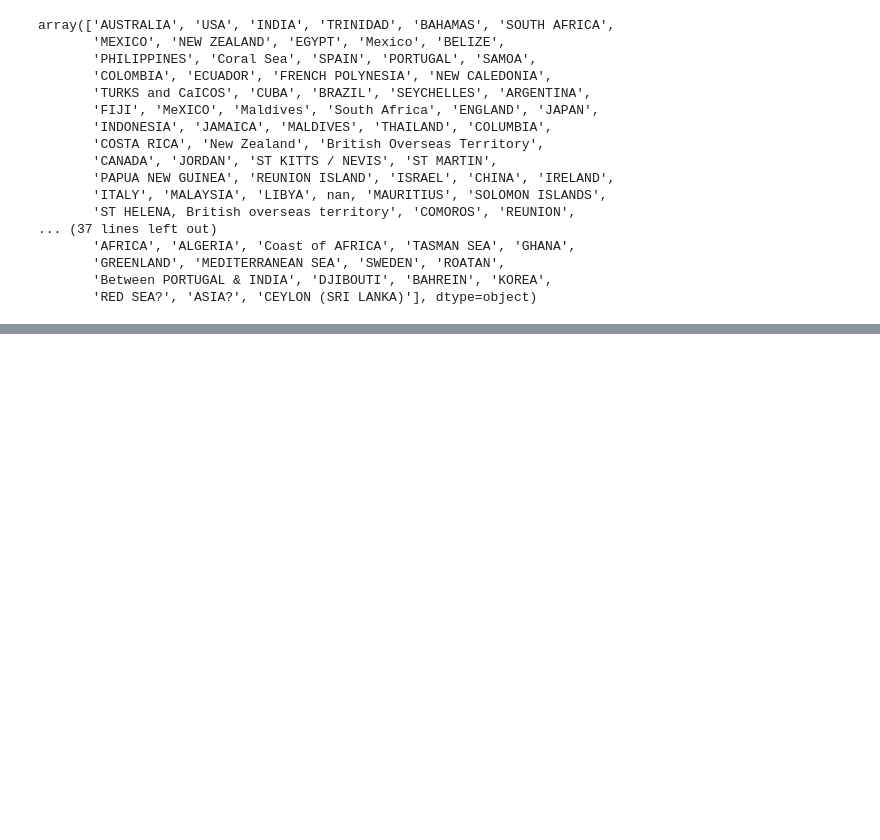
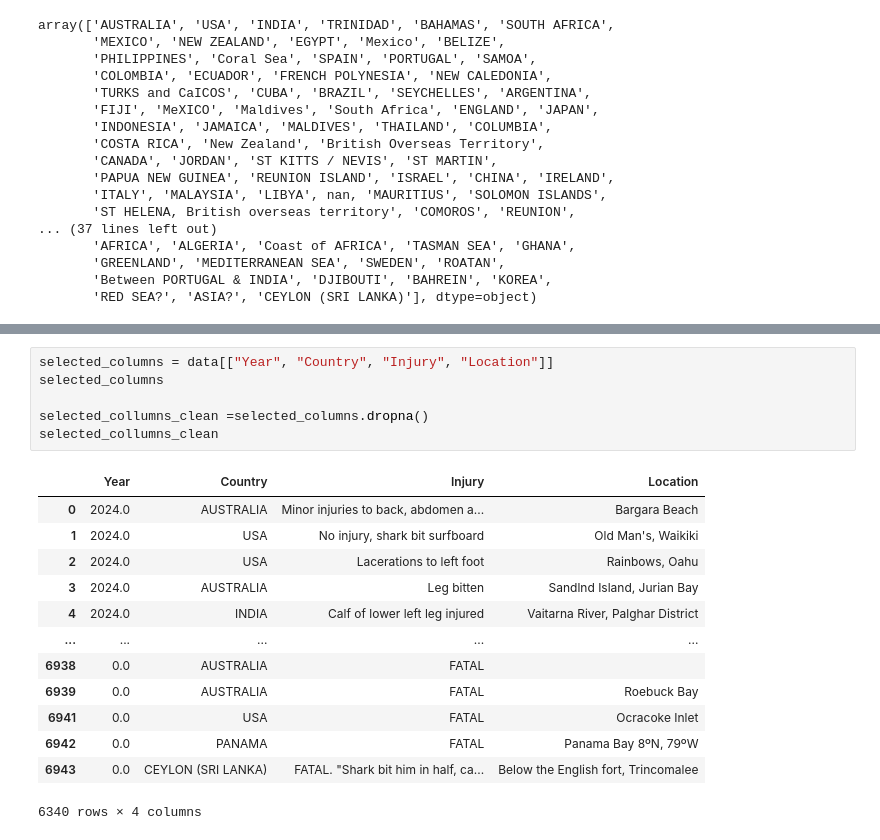
Before and after one commit to RosaEvasari/SharkAttack, a Jupyter notebook: sharkAttack.ipynb, the cells around one changed output, grey strips where cells are left out. Drawn from its saved outputs; the diff is of its cells as text; blank space fills up the shorter version.

```diff
--- a/sharkAttack.ipynb
+++ b/sharkAttack.ipynb
@@ -97,0 +135,20 @@ array(['AUSTRALIA', 'USA', 'INDIA', 'TRINIDAD', 'BAHAMAS', 'SOUTH AFRICA',
+# %%
+selected_columns = data[["Year", "Country", "Injury", "Location"]]
+selected_columns
+
+selected_collumns_clean =selected_columns.dropna()
+selected_collumns_clean
+# %% [output]
+|  | Year | Country | Injury | Location |
+| 0 | 2024.0 | AUSTRALIA | Minor injuries to back, abdomen a... | Bargara Beach |
+| 1 | 2024.0 | USA | No injury, shark bit surfboard | Old Man's, Waikiki |
+| 2 | 2024.0 | USA | Lacerations to left foot | Rainbows, Oahu |
+| 3 | 2024.0 | AUSTRALIA | Leg bitten | Sandlnd Island, Jurian Bay |
+| 4 | 2024.0 | INDIA | Calf of lower left leg injured | Vaitarna River, Palghar District |
+| ... | ... | ... | ... | ... |
+| 6938 | 0.0 | AUSTRALIA | FATAL |  |
+| 6939 | 0.0 | AUSTRALIA | FATAL | Roebuck Bay |
+| 6941 | 0.0 | USA | FATAL | Ocracoke Inlet |
+| 6942 | 0.0 | PANAMA | FATAL | Panama Bay 8ºN, 79ºW |
+| 6943 | 0.0 | CEYLON (SRI LANKA) | FATAL. "Shark bit him in half, ca... | Below the English fort, Trincomalee |
+6340 rows × 4 columns
```
Also changed, not shown: parts of 15 cells of this notebook.
